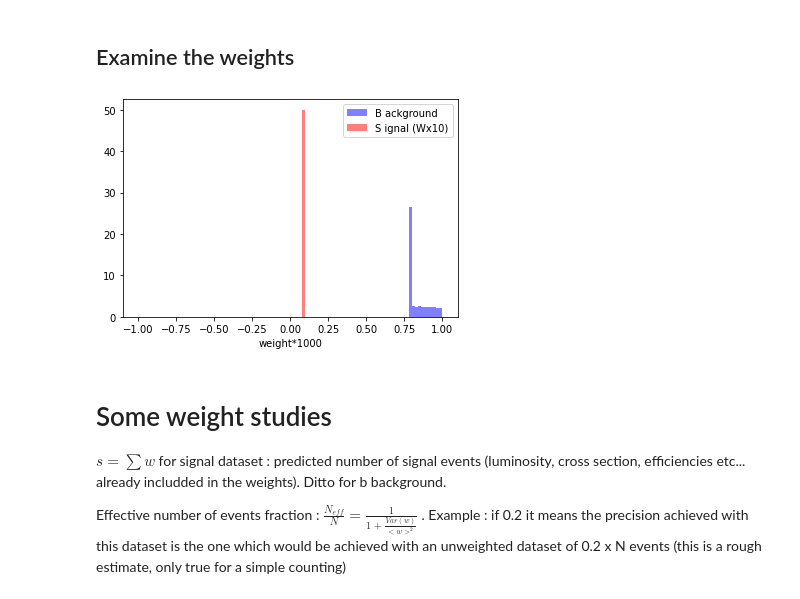
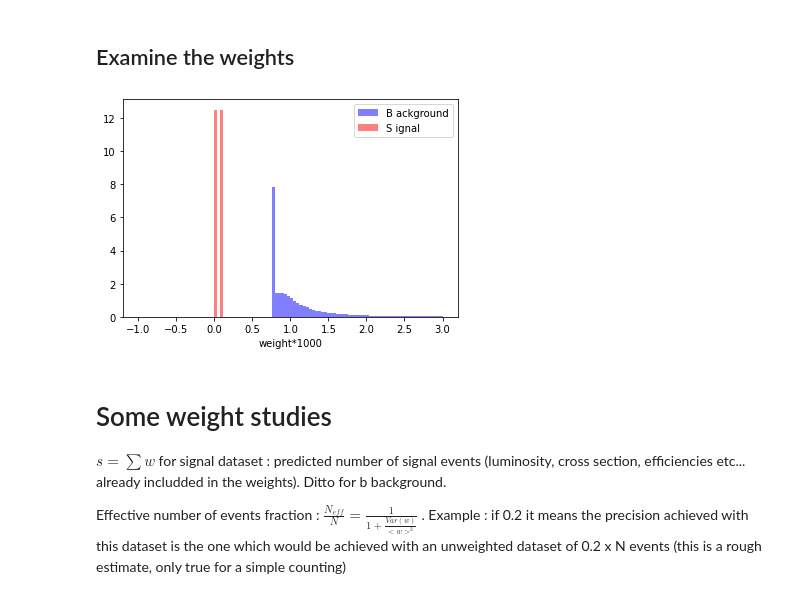
Before and after one commit to dhrou/HEPMLtutorials, a Jupyter notebook: HEPML_HandsOn_BDT.ipynb, the cells around one changed output. Saved outputs shown, nothing was run; the diff lists cells and outputs as text; code cells hidden in the pictures.

Commit message:
fix weight plot

```diff
--- a/HEPML_HandsOn_BDT.ipynb
+++ b/HEPML_HandsOn_BDT.ipynb
@@ -265,15 +265,15 @@ data[data.lep_pt_0+data.lep_pt_1>2000].head()
 # %%
 fig,ax=plt.subplots()
 #fig=plt.figure()
 
-bins=np.linspace(-1,1,101)
+bins=np.linspace(-1,3,101)
 plt.hist(weights[target==0]*1000,bins=bins,color='b',alpha=0.5,density=True,label='B ackground')
-plt.hist(weights[target==1]*10000,bins=bins,color='r',alpha=0.5,density=True,label='S ignal (Wx10)')
+plt.hist(weights[target==1]*1000,bins=bins,color='r',alpha=0.5,density=True,label='S ignal')
 plt.legend(loc='best')
 ax.set_xlabel('weight*1000')
 plt.show()
 # %% [output]
-[figure, old version]
+[figure, new version]
 # %% [markdown]
 # Some weight studies
 
```
